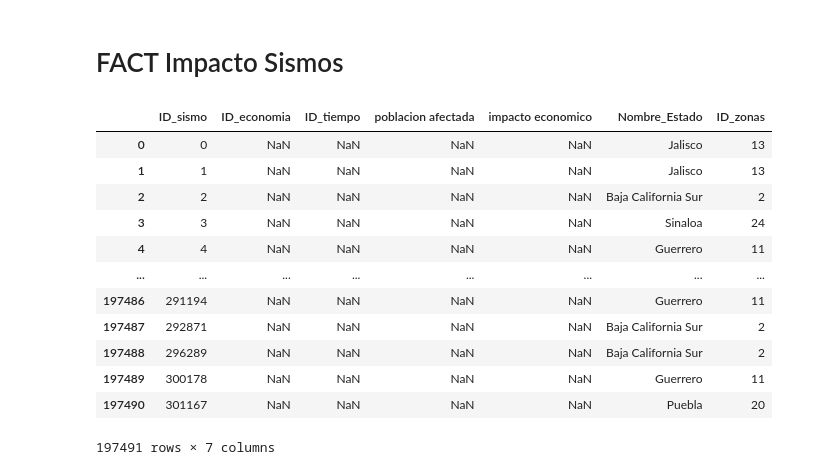
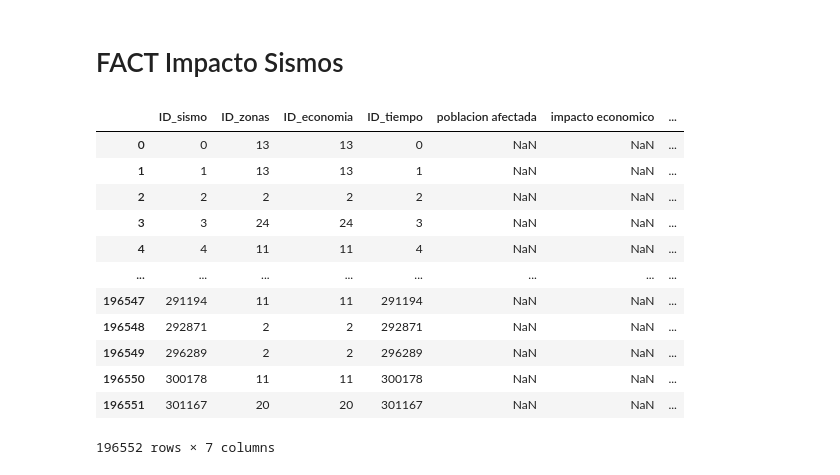
Before and after one commit to Pinedah/bda-p2-datawarehouse, a Jupyter notebook: datawarehouse.ipynb, the cells around one changed output. Cells and saved outputs as stored; diff of their text form; code cells hidden in the pictures.

Commit message:
restante: generar columnas de datos procesados

```diff
--- a/datawarehouse.ipynb
+++ b/datawarehouse.ipynb
@@ -2040,34 +2040,50 @@ dw_dim_economia.head()
 # FACT Impacto Sismos
 # %%
 # generar merge e intersección entre las dimensiones
-fact_impacto_sismos = pd.DataFrame(columns=['ID_sismo', 'ID_economia', 'ID_tiempo', 'poblacion afectada', 'impacto economico', 'Nombre_Estado'])
+fact_impacto_sismos = pd.DataFrame(columns=['ID_sismo', 'poblacion afectada', 'impacto economico', 'Nombre_Estado', 'determinante de riesgo'])
 
 fact_impacto_sismos['ID_sismo'] = dw_dim_sismos['ID_sismo']
 fact_impacto_sismos['Nombre_Estado'] = dw_dim_sismos['Nombre_Estado']
 
 # Hacemos un merge para traer el ID_zonas desde dw_dim_zonas a fact_impacto_sismos
 fact_impacto_sismos = fact_impacto_sismos.merge(
-    dw_dim_zonas[['NOM_ENT', 'ID_zonas']],          # columnas clave y la que queremos copiar
-    left_on='Nombre_Estado',                        # columna en fact_impacto_sismos
-    right_on='NOM_ENT',                             # columna en dw_dim_zonas
-    how='inner'                                      # para no perder registros aunque no haya match
+    dw_dim_zonas[['NOM_ENT', 'ID_zonas']],
+    left_on='Nombre_Estado',
+    right_on='NOM_ENT',
+    how='inner'
+)
+
+fact_impacto_sismos = fact_impacto_sismos.merge(
+    dw_dim_economia[['nombre_entidad', 'ID_economia']],
+    left_on='Nombre_Estado',
+    right_on='nombre_entidad',
+    how='inner'
+)
+
+fact_impacto_sismos = fact_impacto_sismos.merge(
+    dw_dim_tiempo['ID_tiempo'],
+    left_on='ID_sismo',
+    right_on='ID_tiempo',
+    how='inner'
 )
 
 # Si quieres, puedes eliminar la columna NOM_ENT duplicada que trajo el merge
 fact_impacto_sismos.drop(columns=['NOM_ENT'], inplace=True)
+fact_impacto_sismos.drop(columns=['nombre_entidad'], inplace=True)
 
+fact_impacto_sismos = fact_impacto_sismos[['ID_sismo', 'ID_zonas', 'ID_economia', 'ID_tiempo', 'poblacion afectada', 'impacto economico', 'determinante de riesgo']]
 fact_impacto_sismos
 # %% [output]
-|  | ID_sismo | ID_economia | ID_tiempo | poblacion afectada | impacto economico | Nombre_Estado | ID_zonas |
-| 0 | 0 | NaN | NaN | NaN | NaN | Jalisco | 13 |
-| 1 | 1 | NaN | NaN | NaN | NaN | Jalisco | 13 |
-| 2 | 2 | NaN | NaN | NaN | NaN | Baja California Sur | 2 |
-| 3 | 3 | NaN | NaN | NaN | NaN | Sinaloa | 24 |
-| 4 | 4 | NaN | NaN | NaN | NaN | Guerrero | 11 |
+|  | ID_sismo | ID_zonas | ID_economia | ID_tiempo | poblacion afectada | impacto economico | ... |
+| 0 | 0 | 13 | 13 | 0 | NaN | NaN | ... |
+| 1 | 1 | 13 | 13 | 1 | NaN | NaN | ... |
+| 2 | 2 | 2 | 2 | 2 | NaN | NaN | ... |
+| 3 | 3 | 24 | 24 | 3 | NaN | NaN | ... |
+| 4 | 4 | 11 | 11 | 4 | NaN | NaN | ... |
 | ... | ... | ... | ... | ... | ... | ... | ... |
-| 197486 | 291194 | NaN | NaN | NaN | NaN | Guerrero | 11 |
-| 197487 | 292871 | NaN | NaN | NaN | NaN | Baja California Sur | 2 |
-| 197488 | 296289 | NaN | NaN | NaN | NaN | Baja California Sur | 2 |
-| 197489 | 300178 | NaN | NaN | NaN | NaN | Guerrero | 11 |
-| 197490 | 301167 | NaN | NaN | NaN | NaN | Puebla | 20 |
+| 196547 | 291194 | 11 | 11 | 291194 | NaN | NaN | ... |
+| 196548 | 292871 | 2 | 2 | 292871 | NaN | NaN | ... |
+| 196549 | 296289 | 2 | 2 | 296289 | NaN | NaN | ... |
+| 196550 | 300178 | 11 | 11 | 300178 | NaN | NaN | ... |
+| 196551 | 301167 | 20 | 20 | 301167 | NaN | NaN | ... |
-197491 rows × 7 columns
+196552 rows × 7 columns
```
Also changed, not shown: parts of 1 cell of this notebook.
